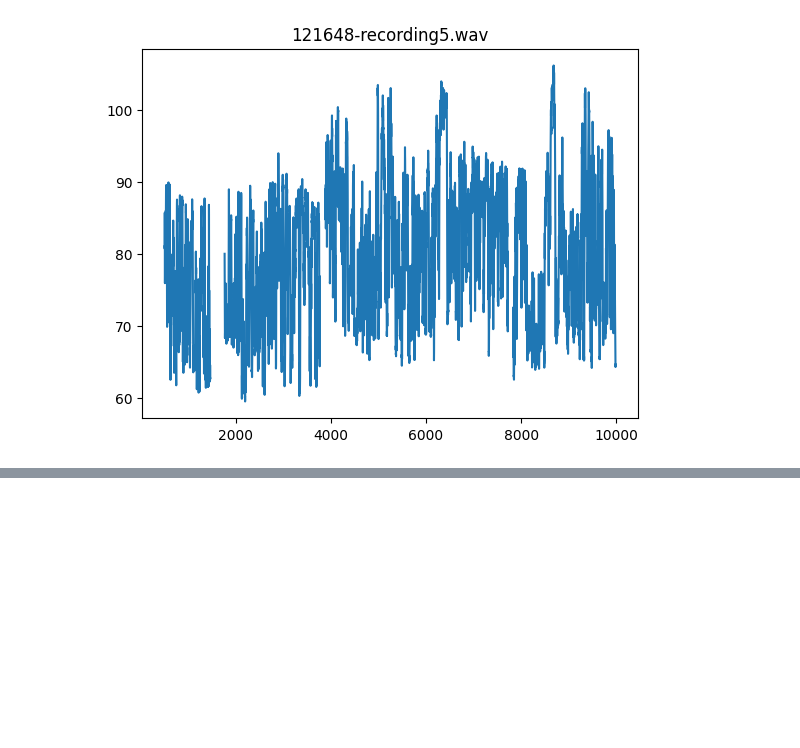
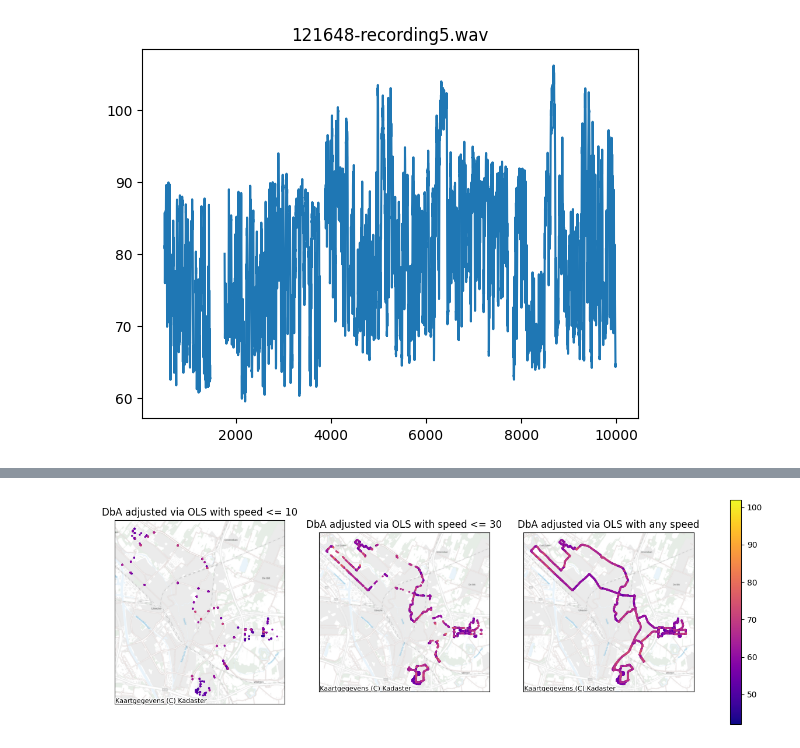
Before and after one commit to Floris-C/noise-thesis, a Jupyter notebook: datacollection/basic_vis.ipynb, the cells around one changed output, grey strips where cells are left out. Drawn from its saved outputs; the diff is of its cells as text; code cells hidden in the pictures; blank space fills up the shorter version.

```diff
--- a/datacollection/basic_vis.ipynb
+++ b/datacollection/basic_vis.ipynb
@@ -132,0 +221,26 @@ gplt.pointplot(gdf[:], hue='DbA', marker='.', alpha=0.1, ax=ax, legend=True)
+# %%
+import matplotlib as mpl
+fig, (ax1, ax2, ax3) = plt.subplots(1,3, figsize=(16,5))
+
+cmap = mpl.colormaps['plasma']
+norm = mpl.colors.Normalize(vmin=42, vmax=102)
+
+gdf_aud[gdf_aud['speed'] <= 10].plot(column = 'DbA_adjusted_ols', ax=ax1,
+              markersize=2, cmap=cmap)
+ax1.set_title('DbA adjusted via OLS with speed <= 10')
+
+gdf_aud[gdf_aud['speed'] <= 30].plot(column = 'DbA_adjusted_ols', ax=ax2,
+              markersize=2, cmap=cmap)
+ax2.set_title('DbA adjusted via OLS with speed <= 30')
+
+gdf_aud[gdf_aud['speed'] < 100].plot(column = 'DbA_adjusted_ols', ax=ax3,
+              markersize=2, cmap=cmap)
+ax3.set_title('DbA adjusted via OLS with any speed')
+
+
+fig.colorbar(mpl.cm.ScalarMappable(norm=norm, cmap=cmap), ax=(ax1,ax2,ax3))
+for ax in (ax1, ax2, ax3):
+    ax.set_xticks([]); ax.set_yticks([])
+    cx.add_basemap(ax, source=cx.providers.nlmaps.grijs, crs=gdf_aud.crs)
+# %% [output]
+[figure, added]
```
Also changed, not shown: parts of 8 cells of this notebook.
